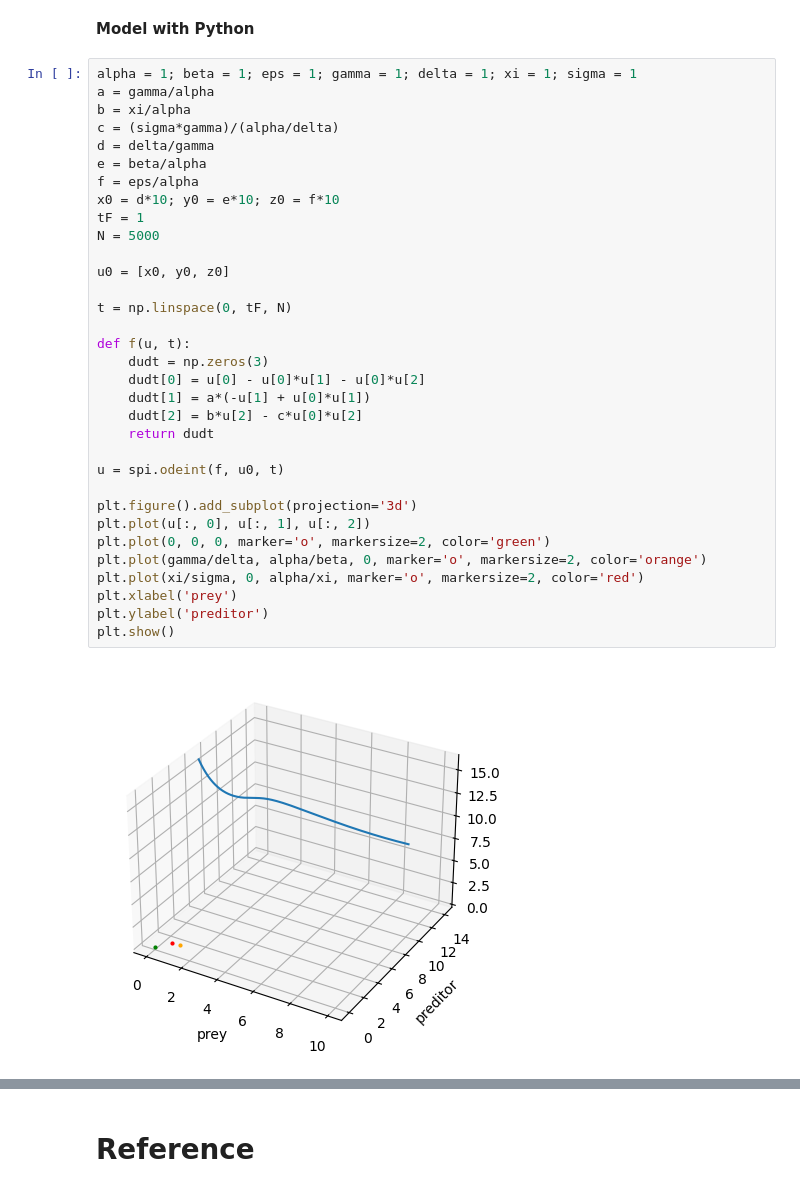
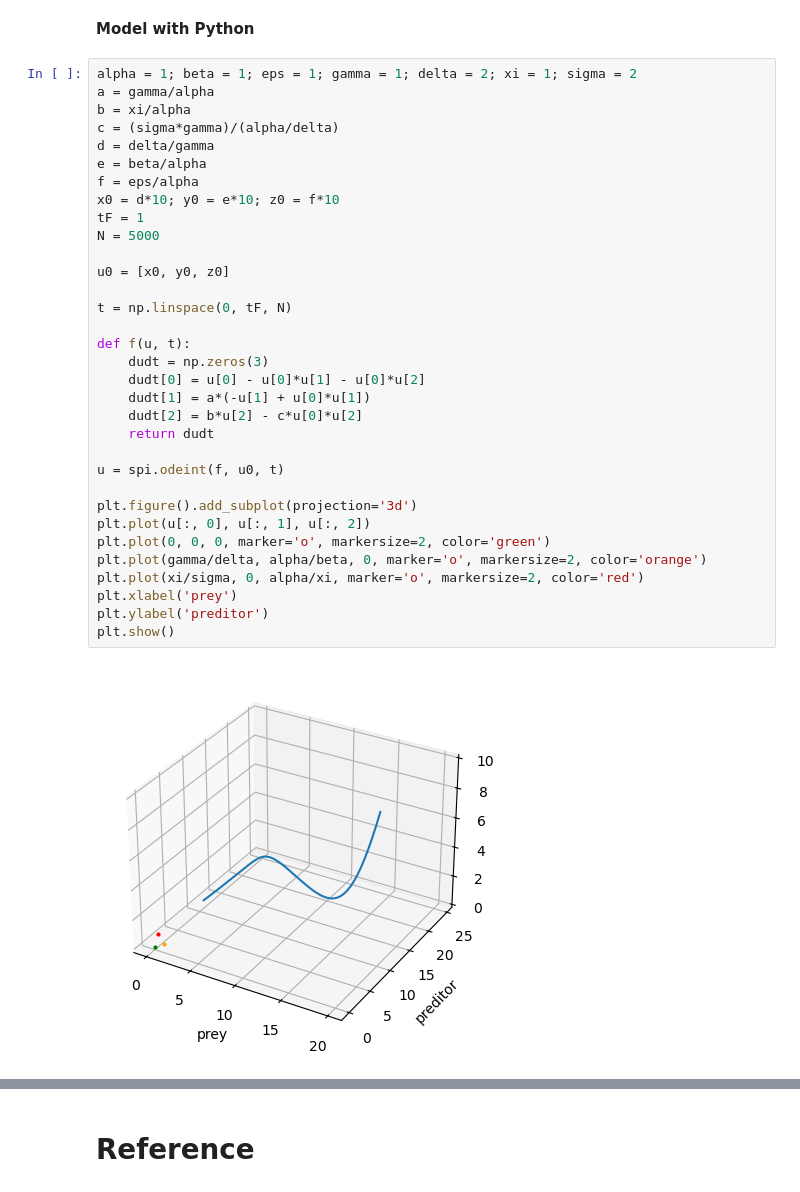
Before and after one commit to tusm06/MATH461_Unit01, a Jupyter notebook: main.ipynb, the cells around one changed output, grey strips where cells are left out. Saved outputs shown, nothing was run; the diff lists cells and outputs as text.

```diff
--- a/main.ipynb
+++ b/main.ipynb
@@ -189,40 +267,40 @@ $$
 # %% [markdown]
 **Model with Python**
 # %%
-alpha = 1; beta = 1; eps = 1; gamma = 1; delta = 1; xi = 1; sigma = 1
+alpha = 1; beta = 1; eps = 1; gamma = 1; delta = 2; xi = 1; sigma = 2
 a = gamma/alpha
 b = xi/alpha
 c = (sigma*gamma)/(alpha/delta)
 d = delta/gamma
 e = beta/alpha
 f = eps/alpha
 x0 = d*10; y0 = e*10; z0 = f*10
 tF = 1
 N = 5000
 
 u0 = [x0, y0, z0]
 
 t = np.linspace(0, tF, N)
 
 def f(u, t):
     dudt = np.zeros(3)
     dudt[0] = u[0] - u[0]*u[1] - u[0]*u[2]
     dudt[1] = a*(-u[1] + u[0]*u[1])
     dudt[2] = b*u[2] - c*u[0]*u[2]
     return dudt
 
 u = spi.odeint(f, u0, t)
 
 plt.figure().add_subplot(projection='3d')
 plt.plot(u[:, 0], u[:, 1], u[:, 2])
 plt.plot(0, 0, 0, marker='o', markersize=2, color='green')
 plt.plot(gamma/delta, alpha/beta, 0, marker='o', markersize=2, color='orange')
 plt.plot(xi/sigma, 0, alpha/xi, marker='o', markersize=2, color='red')
 plt.xlabel('prey')
 plt.ylabel('preditor')
 plt.show()
 # %% [output]
-[figure, old version]
+[figure, new version]
 # %%
 plt.plot(t, u[:, 0])
 plt.plot(t, u[:, 1])
```
Also changed, not shown: parts of 4 cells of this notebook.
